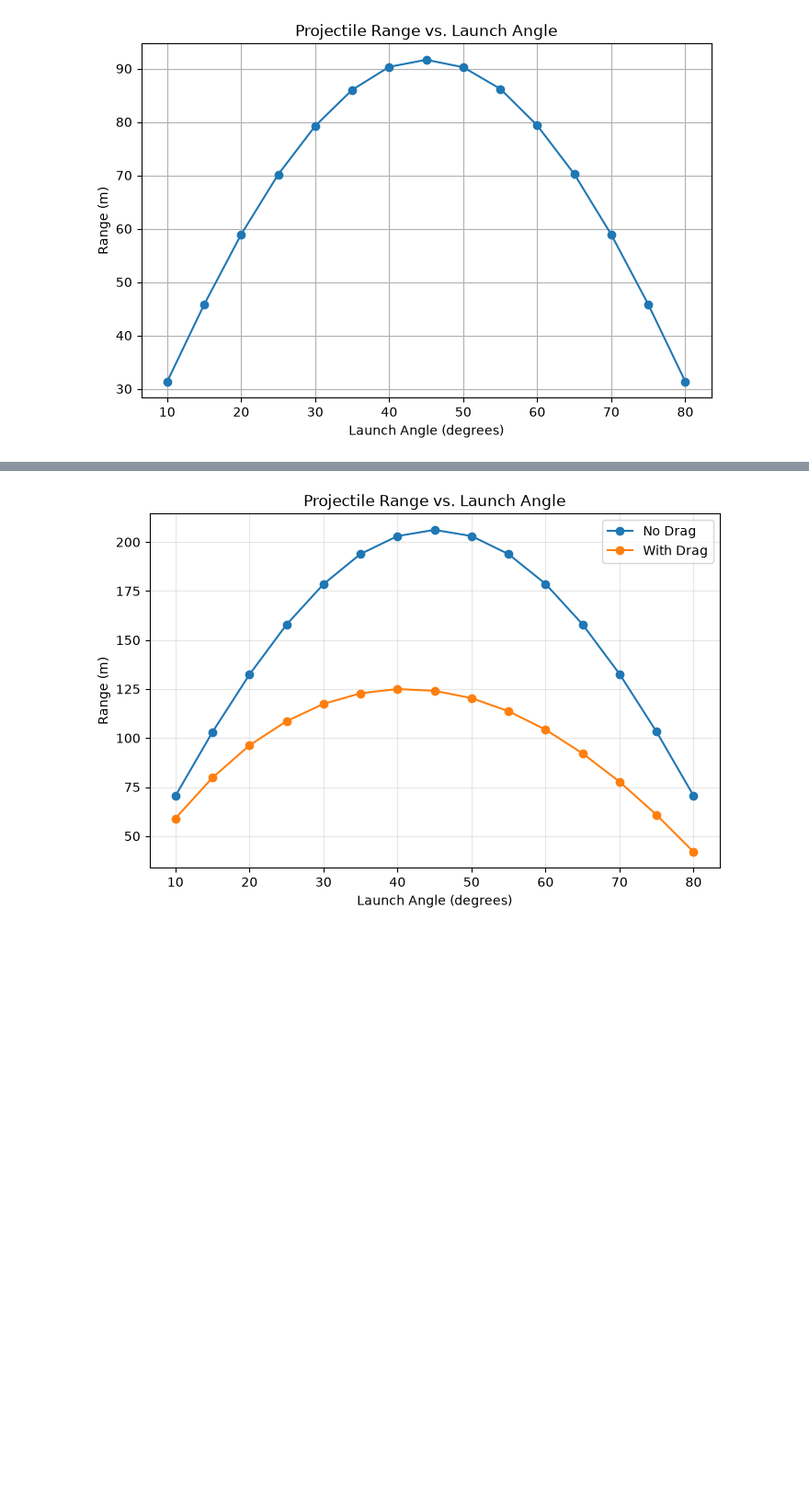
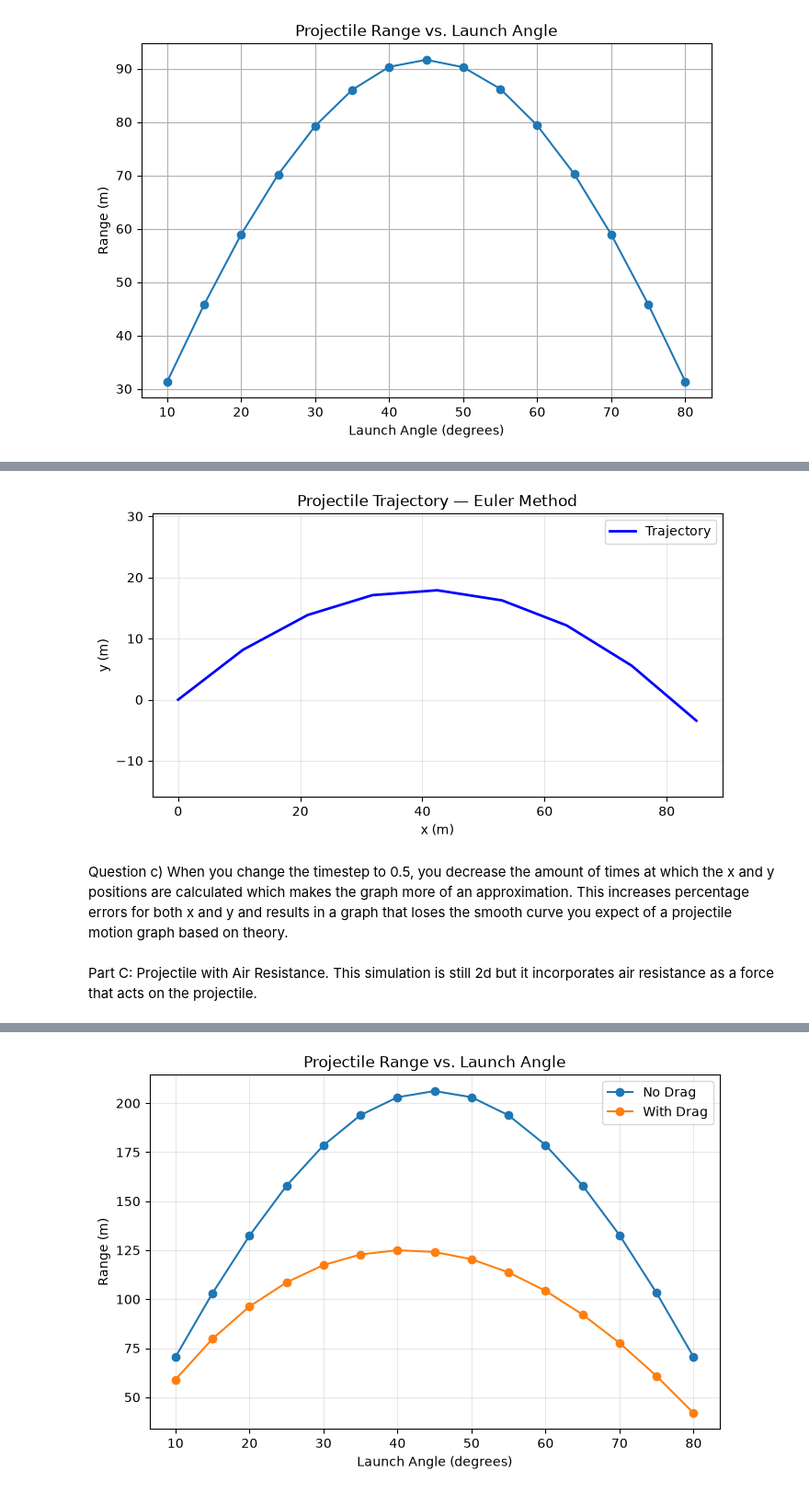
Before and after one commit to blannerd-png/phys311, a Jupyter notebook: labs/lab01/lab01_projectile.ipynb, the cells around one changed output, grey strips where cells are left out. Shown at 92% size. Cells and saved outputs as stored; diff of their text form; code cells hidden in the pictures; blank space fills up the shorter version.

```diff
--- a/labs/lab01/lab01_projectile.ipynb
+++ b/labs/lab01/lab01_projectile.ipynb
@@ -158 +267,23 @@ plt.show()
+# %%
+#Changing timestep to 0.5 seconds
+v0=30
+theta_deg=45
+dt = 0.5
+g=9.81
+ts, xs, ys, vxs, vys = simulate_projectile_2d(v0, theta_deg, dt, g)
+plt.figure(figsize=(8, 4))
+plt.plot(xs, ys, 'b-', linewidth=2)
+plt.xlabel('x (m)')
+plt.ylabel('y (m)')
+plt.title('Projectile Trajectory — Euler Method')
+plt.grid(True, alpha=0.3)
+plt.legend(['Trajectory'])
+plt.axis('equal')
+plt.show()
+# %% [output]
+[figure, added]
+# %% [markdown]
+Question c) When you change the timestep to 0.5, you decrease the amount of times at which the x and y positions are calculated which makes the graph more of an approximation. This increases percentage errors for both x and y and results in a graph that loses the smooth curve you expect of a projectile motion graph based on theory.
+# %% [markdown]
+Part C: Projectile with Air Resistance. This simulation is still 2d but it incorporates air resistance as a force that acts on the projectile.
 # %%
```
Also changed, not shown: parts of 39 cells of this notebook.
